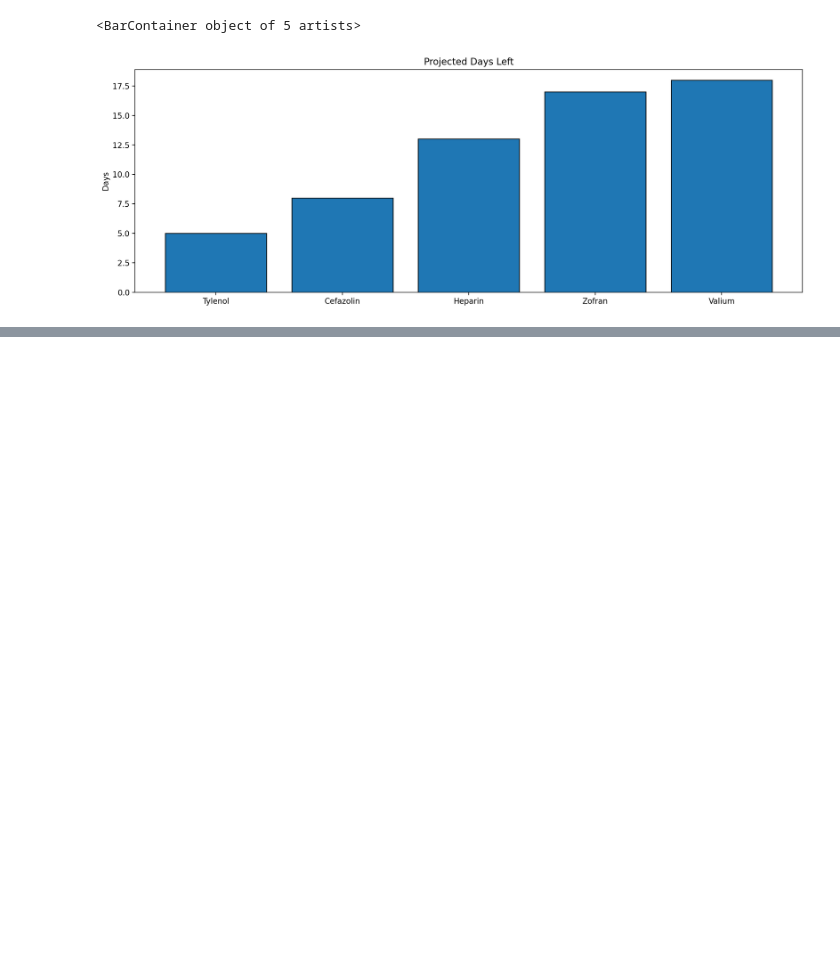
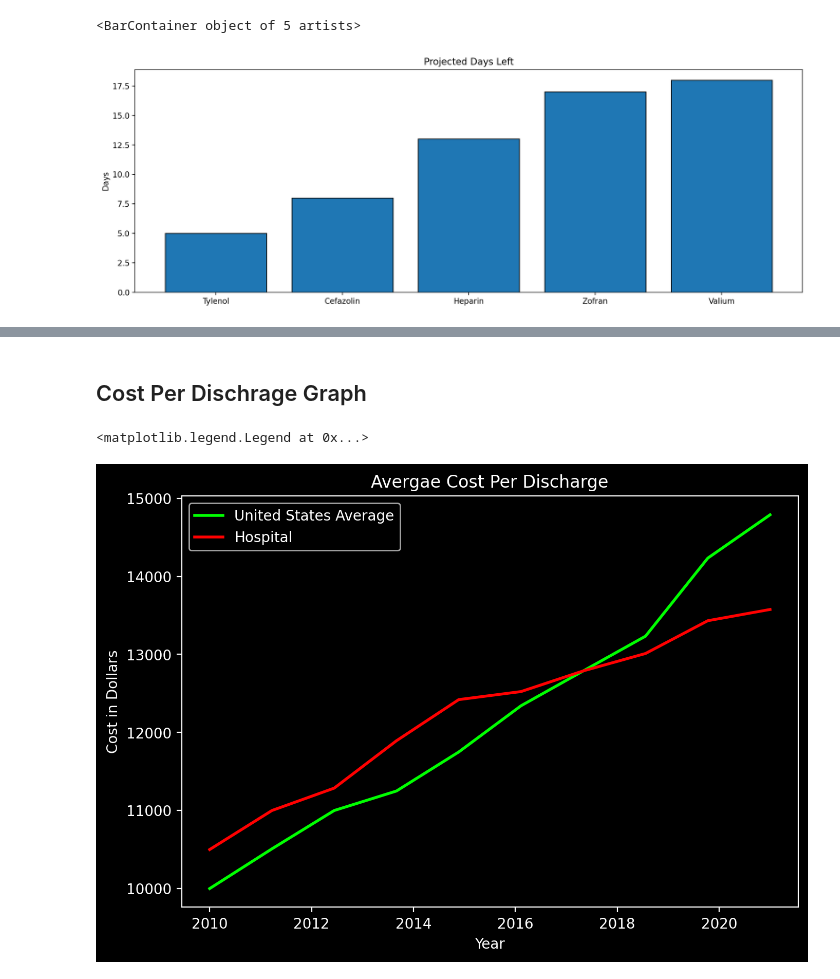
Before and after one commit to ryanschuerkamp/HackDavis2021, a Jupyter notebook: Visualizations.ipynb, the cells around one changed output, grey strips where cells are left out. Cells and saved outputs as stored; diff of their text form; code cells hidden in the pictures; blank space fills up the shorter version.

```diff
--- a/Visualizations.ipynb
+++ b/Visualizations.ipynb
@@ -87,0 +113,18 @@ fig.savefig('medicine_supply_bargraph.png', dpi=200)
+# %% [markdown]
+## Cost Per Dischrage Graph
+# %%
+plt.style.use('dark_background')
+fig = plt.figure(dpi=200)
+x = np.linspace(2010, 2021, 10)
+y = np.array([10000, 10509, 11000, 11250, 11750, 12342, 12789, 13234, 14234, 14789])
+y1 = np.array([10500, 11000, 11287, 11894, 12421, 12524, 12789, 13012, 13432, 13576])
+ax = fig.add_axes([0,0,1,1])
+ax.set_title('Avergae Cost Per Discharge')
+ax.set_xlabel('Year')
+ax.set_ylabel('Cost in Dollars')
+ax.plot(x, y, color='lime', linewidth=2, label='United States Average')
+ax.plot(x, y1, color='red', lw=2, label='Hospital')
+ax.legend(loc=0)
+# %% [output]
+<matplotlib.legend.Legend at 0x...>
+[figure, added]
```
Also changed, not shown: parts of 4 cells of this notebook, 2 other files.
